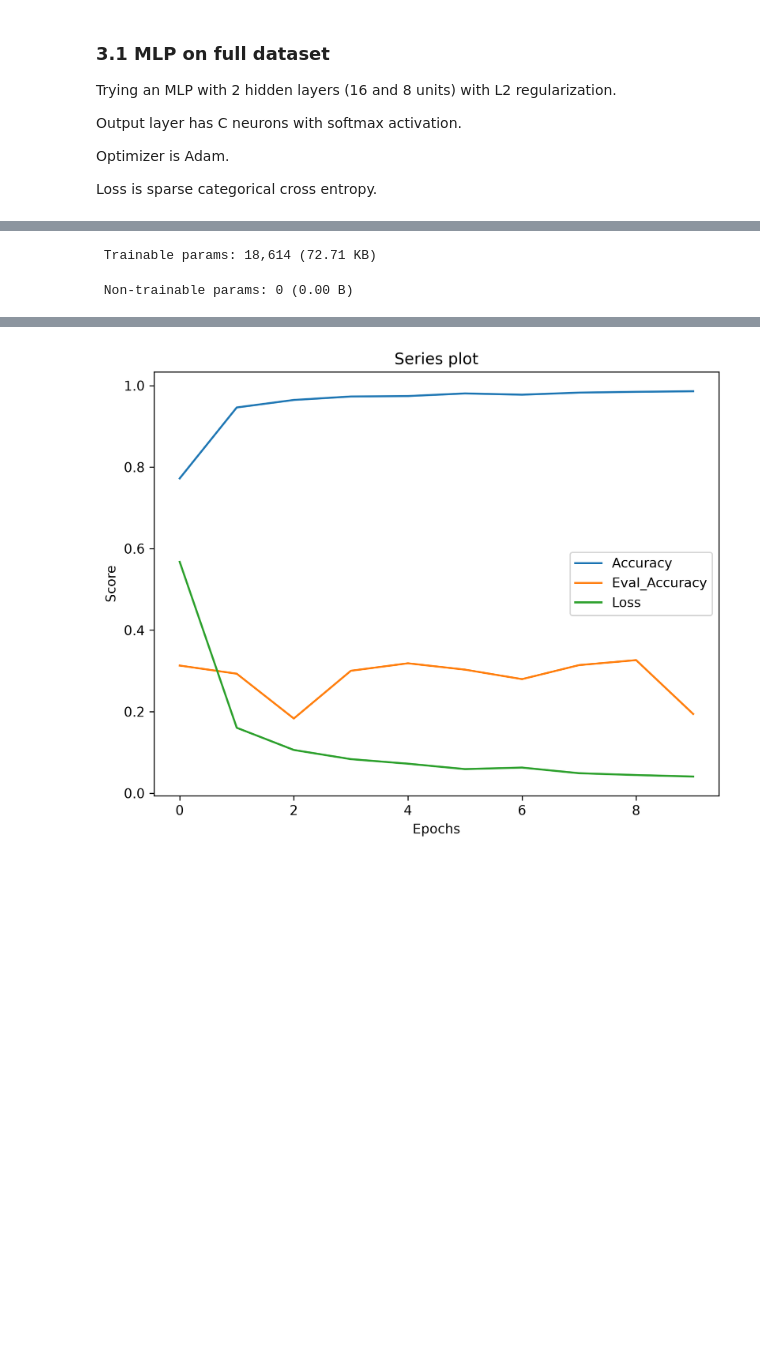
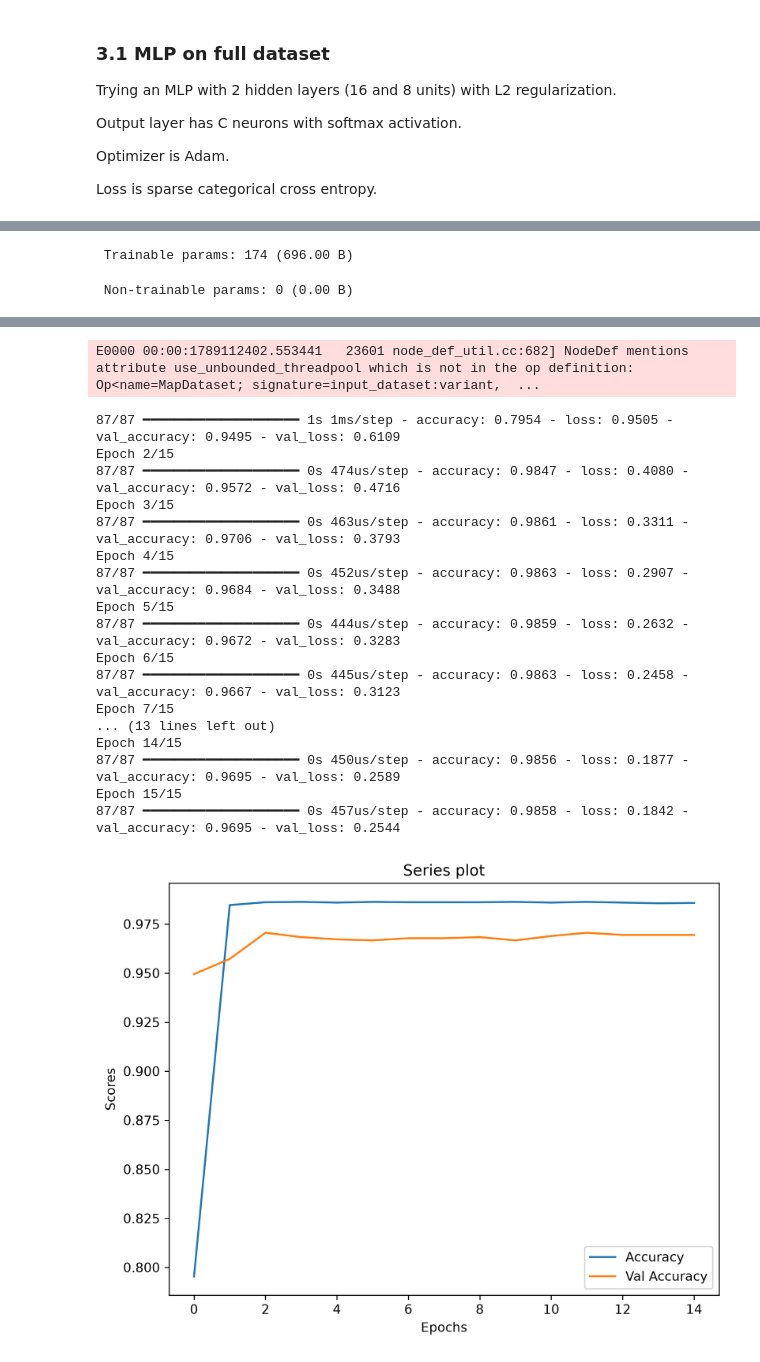
Before and after one commit to calogero-forte/HAR_AI, a Jupyter notebook: exam.ipynb, the cells around one changed output, grey strips where cells are left out. Drawn from its saved outputs; the diff is of its cells as text; code cells hidden in the pictures; blank space fills up the shorter version.

```diff
--- a/exam.ipynb
+++ b/exam.ipynb
@@ -692,13 +784,3 @@ X_train_lda = pd.DataFrame( X_train_lda, columns=lda.get_feature_names_out() )
-# %%
-#------------------------------
-# Apply to Test
-#------------------------------
-X_test_lda = lda.transform(X_test)
-
-#------------------------------
-# Build new DF
-#------------------------------
-X_test_lda = pd.DataFrame( X_test_lda, columns=lda.get_feature_names_out() )
 # %% [markdown]
 ### 1.3 Data visualization and patterns search
 # %% [markdown]
@@ -781,20 +863,30 @@ Loss is sparse categorical cross entropy.
 # Import
 #------------------------------
 from tensorflow.experimental import Optional
+from tensorflow.config.experimental import enable_op_determinism
 from keras import Sequential
 from keras.layers import Input, Dense
-from keras.regularizers import L2
+from keras.regularizers import L2, L1
+from keras.optimizers import Adam
+from keras.utils import set_random_seed
 from sklearn.model_selection import train_test_split
 from sklearn.preprocessing import StandardScaler
 from sklearn.metrics import classification_report, confusion_matrix
 
 #------------------------------
+# Setup
+#------------------------------
+# Experiment reproducibility
+set_random_seed(42)
+enable_op_determinism()
+
+#------------------------------
 # Standardization
 #------------------------------
 scaler = StandardScaler()
-X_train_std = scaler.fit_transform(X_train)
-X_eval_std = scaler.transform(X_eval)
-# X_test_std = scaler.transform(X_test)
+X_train_std = scaler.fit_transform(X_train_lda)
+X_eval_std = scaler.transform(X_eval_lda)
+X_test_std = scaler.transform(X_test_lda)
 
 #------------------------------
 # Classification
@@ -802,14 +894,14 @@ X_eval_std = scaler.transform(X_eval)
 
 # Build the network
 mlp = Sequential()
-mlp.add(Input(shape=(561, )))
-for n in [32, 16]:
+mlp.add(Input(shape=(5, )))
+for n in [8, 8]:
     mlp.add(
         Dense(
             units=n,
-            activation='relu'
-            # kernel_regularizer=L2(l2=0.01),
-            # bias_regularizer=L2(l2=0.01)
+            activation='relu',
+            kernel_regularizer=L1(l1=0.01),
+            bias_regularizer=L1(l1=0.01)
         )
     )
 mlp.add(
@@ -821,7 +913,7 @@ mlp.add(
 
 # Compile
 mlp.compile(
-    optimizer='adam',
+    optimizer=Adam(learning_rate=0.01),
     loss='sparse_categorical_crossentropy',
     metrics=['accuracy']
 )
@@ -829,18 +921,22 @@ mlp.compile(
 # Summary
 mlp.summary()
 
+print('Starting traing with X_train samples: ', X_train_std.shape, ' and X_eval samples: ', X_eval_std.shape)
+
 # Fit
-train_res = mlp.fit(X_train_std, y_train, batch_size=64, epochs=10, validation_data=(X_eval, y_eval))
+train_res = mlp.fit(X_train_std, y_train, batch_size=64, epochs=15, validation_data=(X_eval_std, y_eval))
 # Plot training history
-plot_series([ train_res.history['accuracy'], train_res.history['val_accuracy'], train_res.history['loss'] ], labels_i=['Accuracy', 'Eval_Accuracy', 'Loss'],
-    xlabel_i='Epochs', ylabel_i='Score')
+plot_series([ train_res.history['accuracy'], train_res.history['val_accuracy'] ], labels_i=['Accuracy', 'Val Accuracy'],
+    xlabel_i='Epochs', ylabel_i='Scores')
+plot_series([ train_res.history['loss'], train_res.history['val_loss'] ], labels_i=['Loss', 'Val Loss'],
+    xlabel_i='Epochs', ylabel_i='Scores')
 
 # Evluation on test set
-# y_pred = mlp.predict(X_test_std)
-# y_pred_class = np.argmax(y_pred, axis=-1) # Softmax returns probabilities. Argmax on the columns return the predicted class.
+y_pred = mlp.predict(X_test_std)
+y_pred_class = np.argmax(y_pred, axis=-1) # Softmax returns probabilities. Argmax on the columns return the predicted class.
 
 
 # Evaluation
-# print( classification_report( y_test, y_pred_class, target_names=targets_names ) )
-# plot_heatmap(confusion_matrix(y_test, y_pred_class), title_i='Confusion Matrix')
+print( classification_report( y_test, y_pred_class, target_names=targets_names ) )
+plot_heatmap(confusion_matrix(y_test, y_pred_class), title_i='Confusion Matrix')
 # %% [output]
@@ -858,2 +954,2 @@ Model: "sequential_11"
- Trainable params: 18,614 (72.71 KB)
+ Trainable params: 174 (696.00 B)
  Non-trainable params: 0 (0.00 B)
@@ -880 +958,19 @@ Epoch 10/10
+E0000 00:00:1789112402.553441   23601 node_def_util.cc:682] NodeDef mentions attribute use_unbounded_threadpool which is not in the op definition: Op<name=MapDataset; signature=input_dataset:variant,  ...
+87/87 ━━━━━━━━━━━━━━━━━━━━ 1s 1ms/step - accuracy: 0.7954 - loss: 0.9505 - val_accuracy: 0.9495 - val_loss: 0.6109
+Epoch 2/15
+87/87 ━━━━━━━━━━━━━━━━━━━━ 0s 474us/step - accuracy: 0.9847 - loss: 0.4080 - val_accuracy: 0.9572 - val_loss: 0.4716
+Epoch 3/15
+87/87 ━━━━━━━━━━━━━━━━━━━━ 0s 463us/step - accuracy: 0.9861 - loss: 0.3311 - val_accuracy: 0.9706 - val_loss: 0.3793
+Epoch 4/15
+87/87 ━━━━━━━━━━━━━━━━━━━━ 0s 452us/step - accuracy: 0.9863 - loss: 0.2907 - val_accuracy: 0.9684 - val_loss: 0.3488
+Epoch 5/15
+87/87 ━━━━━━━━━━━━━━━━━━━━ 0s 444us/step - accuracy: 0.9859 - loss: 0.2632 - val_accuracy: 0.9672 - val_loss: 0.3283
+Epoch 6/15
+87/87 ━━━━━━━━━━━━━━━━━━━━ 0s 445us/step - accuracy: 0.9863 - loss: 0.2458 - val_accuracy: 0.9667 - val_loss: 0.3123
+Epoch 7/15
+... (13 lines left out)
+Epoch 14/15
+87/87 ━━━━━━━━━━━━━━━━━━━━ 0s 450us/step - accuracy: 0.9856 - loss: 0.1877 - val_accuracy: 0.9695 - val_loss: 0.2589
+Epoch 15/15
+87/87 ━━━━━━━━━━━━━━━━━━━━ 0s 457us/step - accuracy: 0.9858 - loss: 0.1842 - val_accuracy: 0.9695 - val_loss: 0.2544
-[figure, old version]
+[figure, new version]
```
Also changed, not shown: parts of 9 cells of this notebook, 8 other files.
